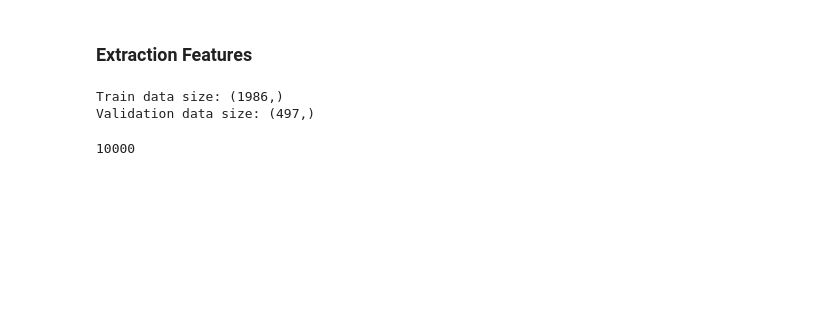
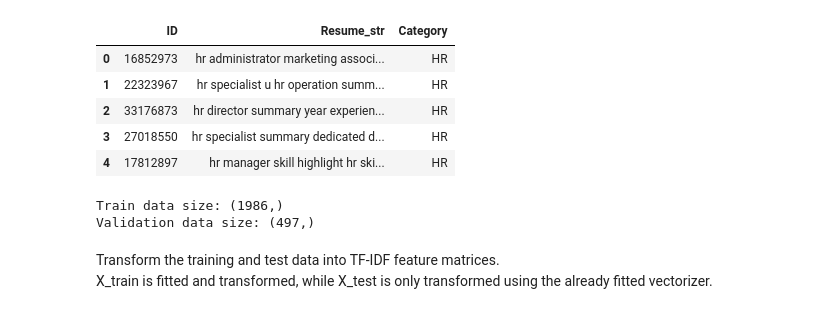
Before and after one commit to andreabochicchio02/ResumeMining, a Jupyter notebook: NaiveBayes/NB_TFIDF.ipynb, the cells around one changed output. Cells and saved outputs as stored; diff of their text form; code cells hidden in the pictures; blank space fills up the shorter version.

```diff
--- a/NaiveBayes/NB_TFIDF.ipynb
+++ b/NaiveBayes/NB_TFIDF.ipynb
@@ -17,8 +17,14 @@ from sklearn.preprocessing import label_binarize
 from sklearn.metrics import roc_curve, auc
 from sklearn.metrics import precision_recall_curve, average_precision_score
 from sklearn.naive_bayes import MultinomialNB, ComplementNB, BernoulliNB
-# %% [markdown]
-### Extraction Features
 # %%
-df = pd.read_csv("../PreProcessingResumes/processed_data/Resume_proc_lemm.csv")
+df = pd.read_csv("../PreProcessingResumes/processed_data/Resume_stopword_lemm.csv")
+df.head()
+# %% [output]
+|  | ID | Resume_str | Category |
+| 0 | 16852973 | hr administrator marketing associ... | HR |
+| 1 | 22323967 | hr specialist u hr operation summ... | HR |
+| 2 | 33176873 | hr director summary year experien... | HR |
+| 3 | 27018550 | hr specialist summary dedicated d... | HR |
+| 4 | 17812897 | hr manager skill highlight hr ski... | HR |
 # %%
@@ -39,11 +46,10 @@ print("Validation data size:", X_test.shape)
 # %% [output]
 Train data size: (1986,)
 Validation data size: (497,)
+# %% [markdown]
+Transform the training and test data into TF-IDF feature matrices.
+X_train is fitted and transformed, while X_test is only transformed using the already fitted vectorizer.
 # %%
 X_train_features = tfidf_vect.fit_transform(X_train)
 X_test_features = tfidf_vect.transform(X_test)
-# %%
-len(tfidf_vect.vocabulary_)
-# %% [output]
-10000
 # %% [markdown]
```
Also changed, not shown: parts of 16 cells of this notebook, 14 other files.
